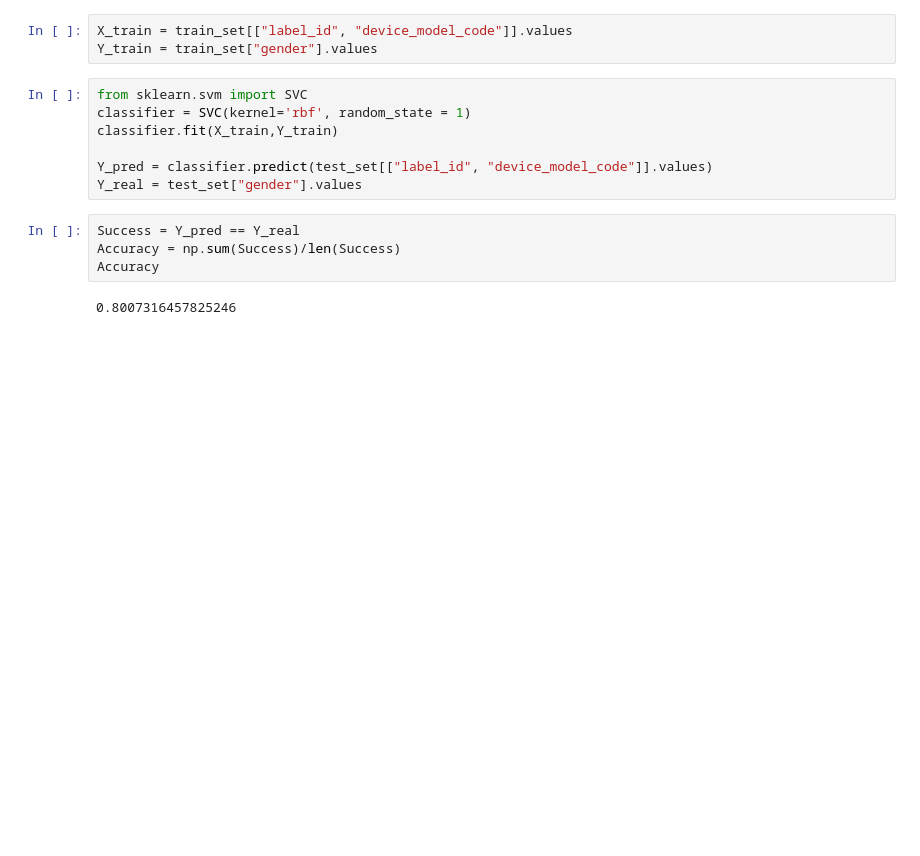
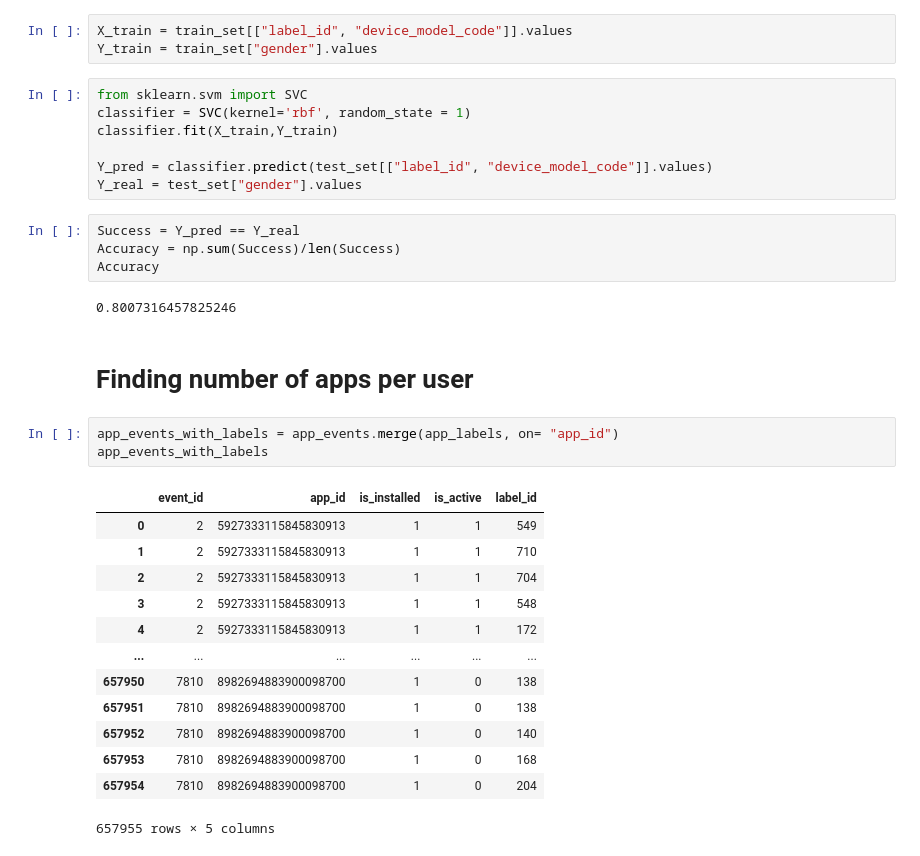
Before and after one commit to katherine501/talkingdata, a Jupyter notebook: EDA_Alex.ipynb, the cells around one changed output. Saved outputs shown, nothing was run; the diff lists cells and outputs as text; blank space fills up the shorter version.

```diff
--- a/EDA_Alex.ipynb
+++ b/EDA_Alex.ipynb
@@ -139,3 +132,22 @@ Accuracy = np.sum(Success)/len(Success)
 Accuracy
 # %% [output]
 0.8007316457825246
+# %% [markdown]
+# Finding number of apps per user
+# %%
+app_events_with_labels = app_events.merge(app_labels, on= "app_id")
+app_events_with_labels
+# %% [output]
+|  | event_id | app_id | is_installed | is_active | label_id |
+| 0 | 2 | 5927333115845830913 | 1 | 1 | 549 |
+| 1 | 2 | 5927333115845830913 | 1 | 1 | 710 |
+| 2 | 2 | 5927333115845830913 | 1 | 1 | 704 |
+| 3 | 2 | 5927333115845830913 | 1 | 1 | 548 |
+| 4 | 2 | 5927333115845830913 | 1 | 1 | 172 |
+| ... | ... | ... | ... | ... | ... |
+| 657950 | 7810 | 8982694883900098700 | 1 | 0 | 138 |
+| 657951 | 7810 | 8982694883900098700 | 1 | 0 | 138 |
+| 657952 | 7810 | 8982694883900098700 | 1 | 0 | 140 |
+| 657953 | 7810 | 8982694883900098700 | 1 | 0 | 168 |
+| 657954 | 7810 | 8982694883900098700 | 1 | 0 | 204 |
+657955 rows × 5 columns
```
Also changed, not shown: parts of 7 cells of this notebook, 1 other file.
